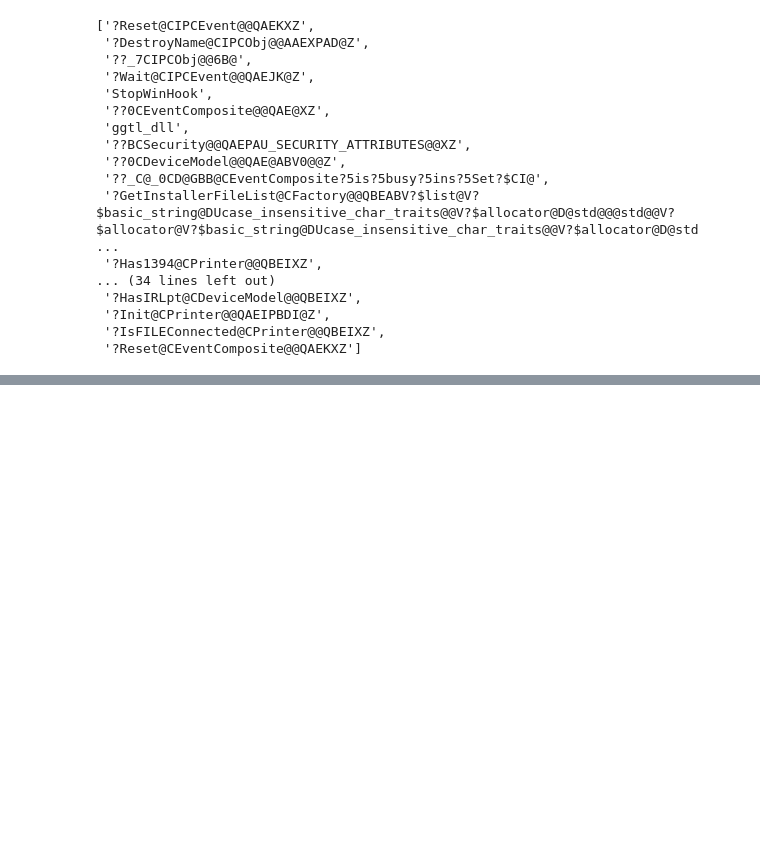
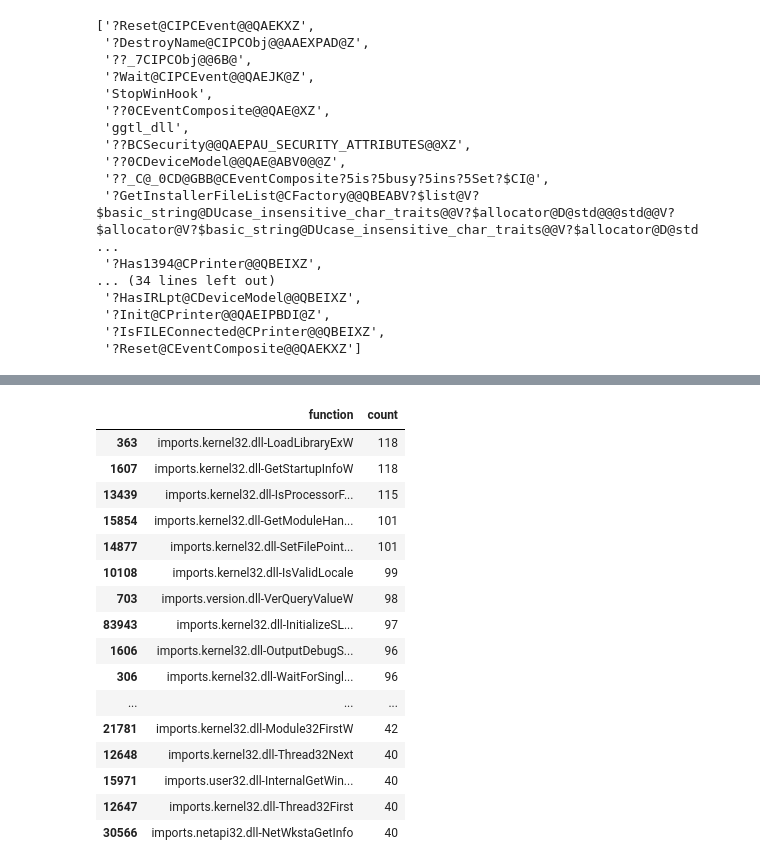
Before and after one commit to patrycjapiechowicz/cybersec, a Jupyter notebook: notebooks/Eda imports, exports.ipynb, the cells around one changed output, grey strips where cells are left out. Drawn from its saved outputs; the diff is of its cells as text; code cells hidden in the pictures; blank space fills up the shorter version.

Commit message:
check unique function for label

```diff
--- a/notebooks/Eda imports, exports.ipynb
+++ b/notebooks/Eda imports, exports.ipynb
@@ -226,7 +226,7 @@ malware_count_function_df = malware_function_df.count() \
     .reset_index() \
     .rename(columns={'index': 'function', 0: 'count'}) \
     .sort_values(by=['count'], ascending=False) \
-    .head(50)
 
-malware_count_function_df
+
+malware_count_function_df.head(50)
 # %% [output]
@@ -275,3 +354,59 @@ Wall time: 17.6 s
+# %%
+# check count
+# df_counts_bening_fun[df_counts_bening_fun['function'].str.contains(
+#     'imports.advapi32.dll-ConvertStringSecurityDescriptorToSecurityDescriptorA|'
+#     'imports.advapi32.dll-CryptAcquireContextW|imports.kernel32.dll-GetEnvironmentVariableW|'
+#     'imports.kernel32.dll-WaitForSingleObjectEx|imports.kernel32.dll-LoadLibraryExW|'
+#     'imports.version.dll-VerQueryValueW|imports.kernel32.dll-OutputDebugStringW|'
+#     'imports.kernel32.dll-GetStartupInfoW|imports.shlwapi.dll-UrlEscapeW|'
+#     'imports.shlwapi.dll-UrlUnescapeW|imports.shell32.dll-SHGetFolderPathW|'
+#     'imports.kernel32.dll-IsValidLocale|imports.kernel32.dll-Thread32First|'
+#     'imports.kernel32.dll-Thread32Next|imports.kernel32.dll-IsProcessorFeaturePresent|'
+#     'imports.user32.dll-CreateAcceleratorTableW|imports.kernel32.dll-SetFilePointerEx|'
+#     'imports.advapi32.dll-GetSecurityDescriptorSacl|imports.advapi32.dll-SetSecurityDescriptorSacl|'
+#     'imports.kernel32.dll-GetModuleHandleExW|imports.user32.dll-InternalGetWindowText|'
+#     'imports.kernel32.dll-Module32FirstW|imports.user32.dll-DestroyAcceleratorTable|'
+#     'imports.kernel32.dll-EnumSystemLocalesW|imports.netapi32.dll-NetWkstaGetInfo|'
+#     'imports.kernel32.dll-InitializeSListHead|imports.oleacc.dll-AccessibleObjectFromWindow|'
+#     'imports.kernel32.dll-InterlockedPopEntrySList|imports.kernel32.dll-InterlockedPushEntrySList|'
+#     'imports.kernel32.dll-FindFirstFileExA')]
+
+
+malware_count_function_df[malware_count_function_df['function'].str.contains(
+    'imports.advapi32.dll-ConvertStringSecurityDescriptorToSecurityDescriptorA|'
+    'imports.advapi32.dll-CryptAcquireContextW|imports.kernel32.dll-GetEnvironmentVariableW|'
+    'imports.kernel32.dll-WaitForSingleObjectEx|imports.kernel32.dll-LoadLibraryExW|'
+    'imports.version.dll-VerQueryValueW|imports.kernel32.dll-OutputDebugStringW|'
+    'imports.kernel32.dll-GetStartupInfoW|imports.shlwapi.dll-UrlEscapeW|'
+    'imports.shlwapi.dll-UrlUnescapeW|imports.shell32.dll-SHGetFolderPathW|'
+    'imports.kernel32.dll-IsValidLocale|imports.kernel32.dll-Thread32First|'
+    'imports.kernel32.dll-Thread32Next|imports.kernel32.dll-IsProcessorFeaturePresent|'
+    'imports.user32.dll-CreateAcceleratorTableW|imports.kernel32.dll-SetFilePointerEx|'
+    'imports.advapi32.dll-GetSecurityDescriptorSacl|imports.advapi32.dll-SetSecurityDescriptorSacl|'
+    'imports.kernel32.dll-GetModuleHandleExW|imports.user32.dll-InternalGetWindowText|'
+    'imports.kernel32.dll-Module32FirstW|imports.user32.dll-DestroyAcceleratorTable|'
+    'imports.kernel32.dll-EnumSystemLocalesW|imports.netapi32.dll-NetWkstaGetInfo|'
+    'imports.kernel32.dll-InitializeSListHead|imports.oleacc.dll-AccessibleObjectFromWindow|'
+    'imports.kernel32.dll-InterlockedPopEntrySList|imports.kernel32.dll-InterlockedPushEntrySList|'
+    'imports.kernel32.dll-FindFirstFileExA')]
+# %% [output]
+|  | function | count |
+| 363 | imports.kernel32.dll-LoadLibraryExW | 118 |
+| 1607 | imports.kernel32.dll-GetStartupInfoW | 118 |
+| 13439 | imports.kernel32.dll-IsProcessorF... | 115 |
+| 15854 | imports.kernel32.dll-GetModuleHan... | 101 |
+| 14877 | imports.kernel32.dll-SetFilePoint... | 101 |
+| 10108 | imports.kernel32.dll-IsValidLocale | 99 |
+| 703 | imports.version.dll-VerQueryValueW | 98 |
+| 83943 | imports.kernel32.dll-InitializeSL... | 97 |
+| 1606 | imports.kernel32.dll-OutputDebugS... | 96 |
+| 306 | imports.kernel32.dll-WaitForSingl... | 96 |
+| ... | ... | ... |
+| 21781 | imports.kernel32.dll-Module32FirstW | 42 |
+| 12648 | imports.kernel32.dll-Thread32Next | 40 |
+| 15971 | imports.user32.dll-InternalGetWin... | 40 |
+| 12647 | imports.kernel32.dll-Thread32First | 40 |
+| 30566 | imports.netapi32.dll-NetWkstaGetInfo | 40 |
 # %%
 %%time
 #chi2 for exports in malware
```
Also changed, not shown: parts of 9 cells of this notebook.
